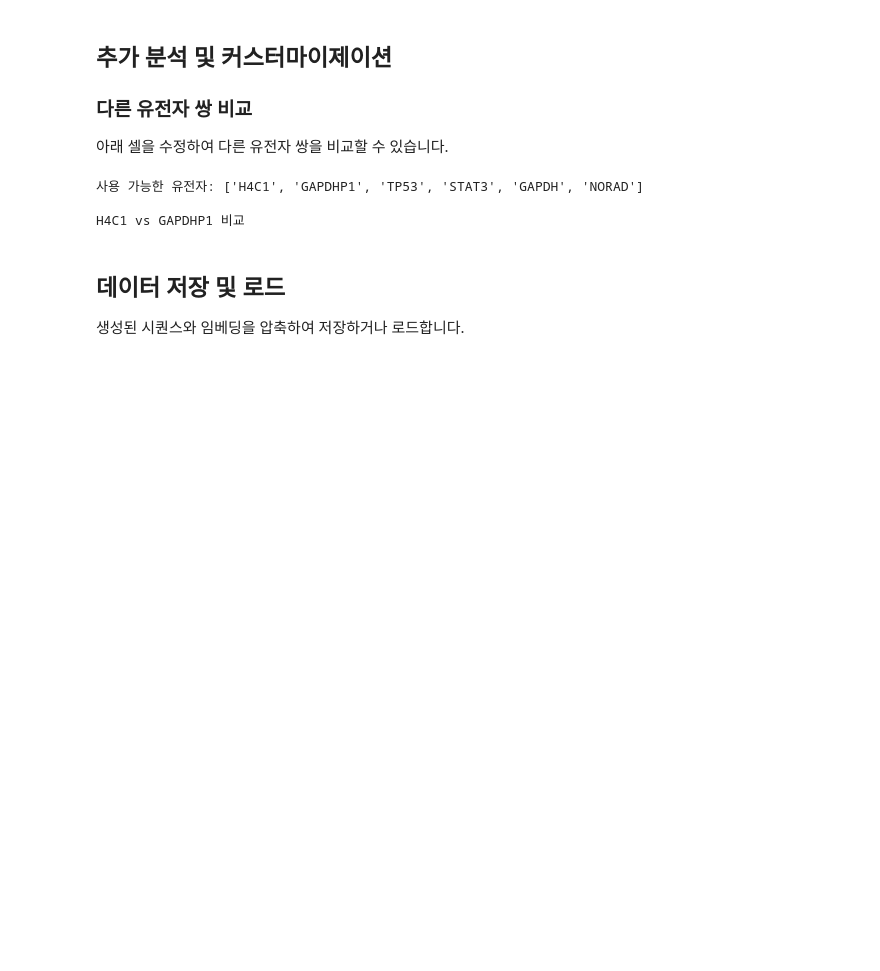
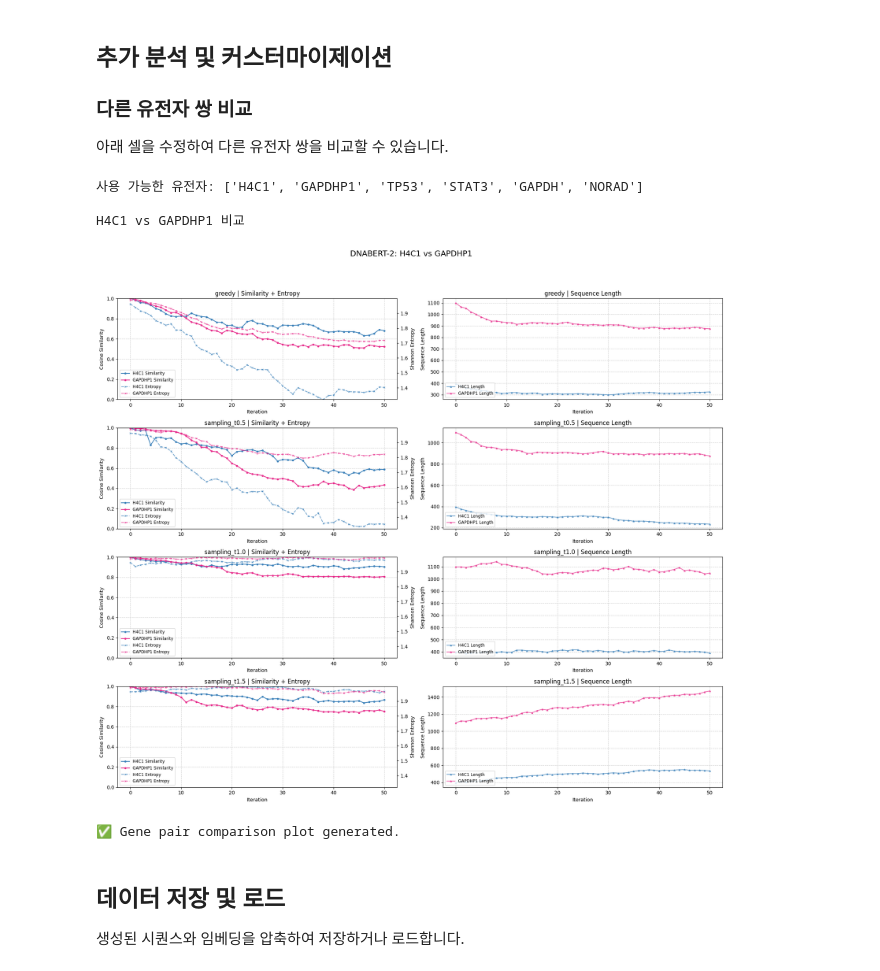
Before and after one commit to leemnj/iterative-dna-reconstruction, a Jupyter notebook: guidebook.ipynb, the cells around one changed output. Cells and saved outputs as stored; diff of their text form; code cells hidden in the pictures; blank space fills up the shorter version.

Commit message:
edit visualization

```diff
--- a/guidebook.ipynb
+++ b/guidebook.ipynb
@@ -253,27 +253,29 @@ else:
 # %%
 # 사용 가능한 유전자 확인
 available_genes = list(all_gene_embeddings.keys()) if all_gene_embeddings else []
 print(f"사용 가능한 유전자: {available_genes}")
 
 # 커스텀 유전자 쌍 비교 예제
 if len(available_genes) >= 2:
     gene_a = available_genes[0]
     gene_b = available_genes[1]
     print(f"\n{gene_a} vs {gene_b} 비교")
-    # plot_gene_pair_comparison(
-    #     all_gene_embeddings,
-    #     all_generated_sequences,
-    #     gene_a=gene_a,
-    #     gene_b=gene_b,
-    #     title=f'DNABERT-2: {gene_a} vs {gene_b}',
-    #     model_label='DNABERT-2'
-    # )
+    plot_gene_pair_comparison(
+        all_gene_embeddings,
+        all_generated_sequences,
+        gene_a=gene_a,
+        gene_b=gene_b,
+        title=f'DNABERT-2: {gene_a} vs {gene_b}',
+        model_label='DNABERT-2'
+    )
 else:
     print("비교할 충분한 유전자가 없습니다.")
 # %% [output]
 사용 가능한 유전자: ['H4C1', 'GAPDHP1', 'TP53', 'STAT3', 'GAPDH', 'NORAD']
 
 H4C1 vs GAPDHP1 비교
+[figure, added]
+✅ Gene pair comparison plot generated.
 # %% [markdown]
 ## 데이터 저장 및 로드
 
```
Also changed, not shown: parts of 1 cell of this notebook, 14 other files.
